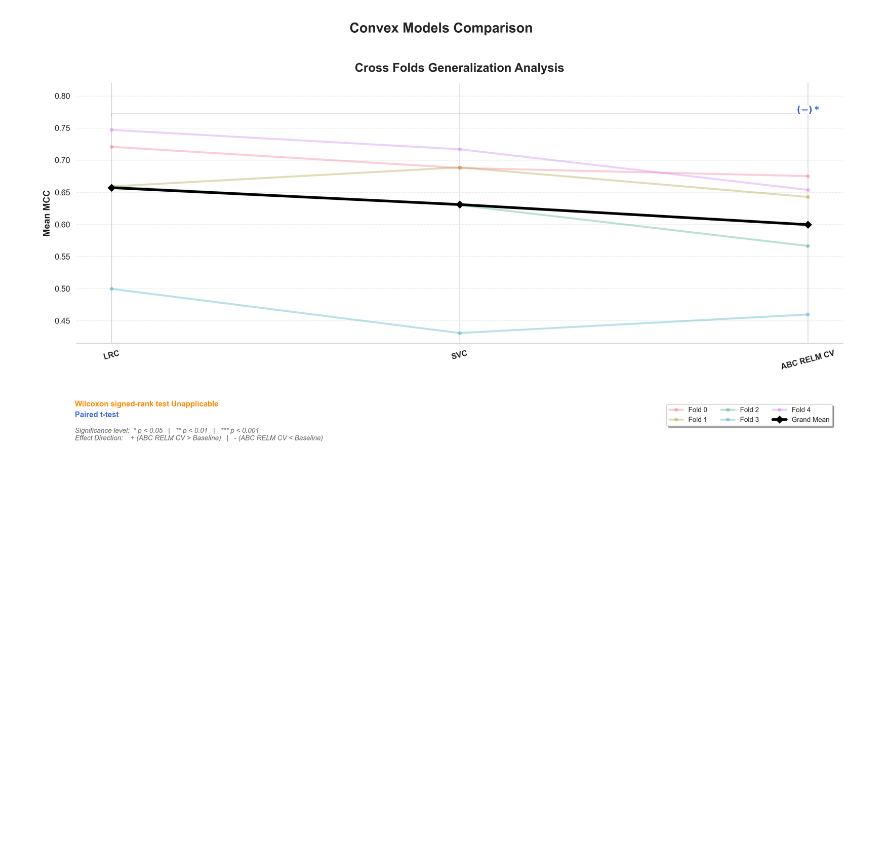
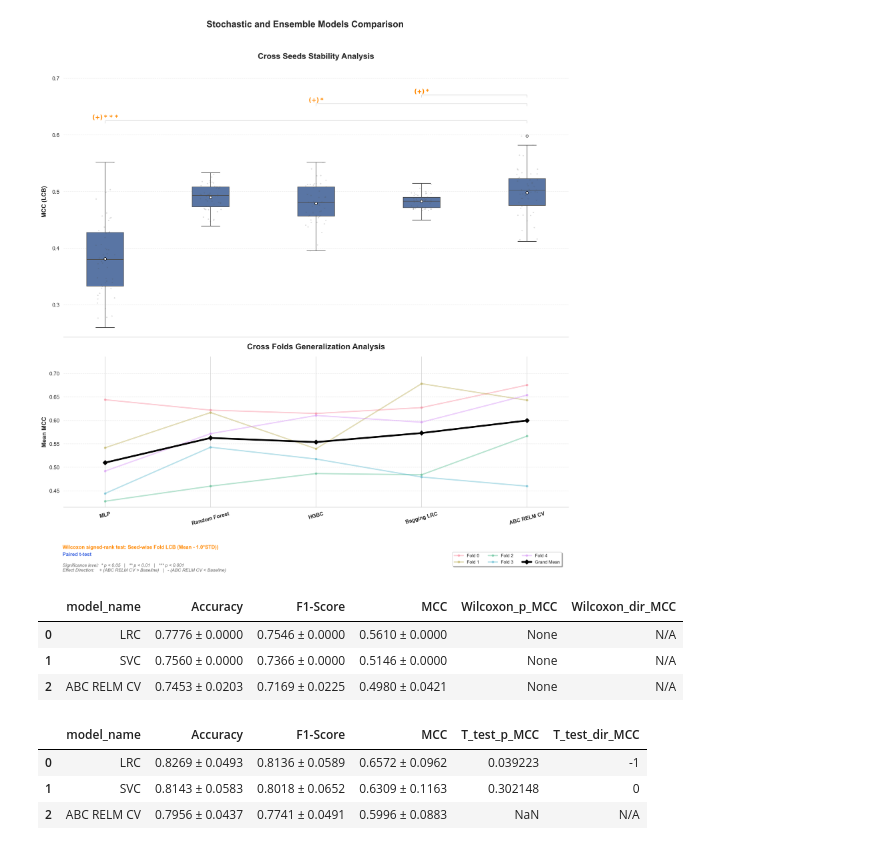
Before and after one commit to youquanneu/COMP3200_Individual_Project, a Jupyter notebook: Report Preparation/Result and Discussion/Final Testing/Outer Model Comparison.ipynb, the cells around one changed output. Drawn from its saved outputs; the diff is of its cells as text; code cells hidden in the pictures; blank space fills up the shorter version.

```diff
--- a/Report Preparation/Result and Discussion/Final Testing/Outer Model Comparison.ipynb
+++ b/Report Preparation/Result and Discussion/Final Testing/Outer Model Comparison.ipynb
@@ -25,0 +20,9 @@ Plotting.plot_test_results(
+# %%
+(df_s_all1, p_vals_s1), (df_f_all1, df_f_pivot1, p_vals_f1) = ABC_Testing.get_result_stats(
+    model_dict      = model_files,
+    target_order    = model_order,
+    main_model_name = "ABC RELM CV",
+    metric_name     = 'MCC'
+)
+df1_stable ,df1_general = ABC_Testing.get_test_result_summaries(model_files,p_vals_s1,p_vals_f1)
+ABC_Testing.format_summaries_for_academic_report(df1_stable)
@@ -26,3 +45,14 @@ Plotting.plot_test_results(
+# %%
+Plotting.plot_test_results(
+    df_s_all1, p_vals_s1,
+    df_f_all1, df_f_pivot1, p_vals_f1,
+    target_order    = model_order,
+    main_model_name = "ABC RELM CV",
+    show_macro      = True,
+    global_title    = "Stochastic and Ensemble Models Comparison"
+)
+# %% [output]
+[figure, added]
 # %%
 model_files2 = {
     "LRC"           : "cleaned_LogReg_Classifier_Results.csv",
@@ -34,12 +64,25 @@ model_order2 = [
     "SVC",
     "ABC RELM CV"
     ]
-Plotting.plot_test_results(
-    model_dict      = model_files2,
-    target_order    = model_order2,
-    main_model_name = "ABC RELM CV",
-    show_macro      = False,
-    global_title    = "Convex Models Comparison "
-)
-# %% [output]
-[figure, removed]
+# %%
+(df_s_all2, p_vals_s2), (df_f_all2, df_f_pivot2, p_vals_f2) = ABC_Testing.get_result_stats(
+    model_dict      = model_files2,
+    target_order    = model_order2,
+    main_model_name = "ABC RELM CV",
+    metric_name     = 'MCC',
+    show_macro      = False
+)
+df2_stable, df2_general = ABC_Testing.get_test_result_summaries(model_files2, p_vals_s2, p_vals_f2)
+ABC_Testing.format_summaries_for_academic_report(df2_stable)
+# %% [output]
+|  | model_name | Accuracy | F1-Score | MCC | Wilcoxon_p_MCC | Wilcoxon_dir_MCC |
+| 0 | LRC | 0.7776 ± 0.0000 | 0.7546 ± 0.0000 | 0.5610 ± 0.0000 | None | N/A |
+| 1 | SVC | 0.7560 ± 0.0000 | 0.7366 ± 0.0000 | 0.5146 ± 0.0000 | None | N/A |
+| 2 | ABC RELM CV | 0.7453 ± 0.0203 | 0.7169 ± 0.0225 | 0.4980 ± 0.0421 | None | N/A |
+# %%
+ABC_Testing.format_summaries_for_academic_report(df2_general)
+# %% [output]
+|  | model_name | Accuracy | F1-Score | MCC | T_test_p_MCC | T_test_dir_MCC |
+| 0 | LRC | 0.8269 ± 0.0493 | 0.8136 ± 0.0589 | 0.6572 ± 0.0962 | 0.039223 | -1 |
+| 1 | SVC | 0.8143 ± 0.0583 | 0.8018 ± 0.0652 | 0.6309 ± 0.1163 | 0.302148 | 0 |
+| 2 | ABC RELM CV | 0.7956 ± 0.0437 | 0.7741 ± 0.0491 | 0.5996 ± 0.0883 | NaN | N/A |
```
Also changed, not shown: parts of 6 cells of this notebook, 3 other files.
